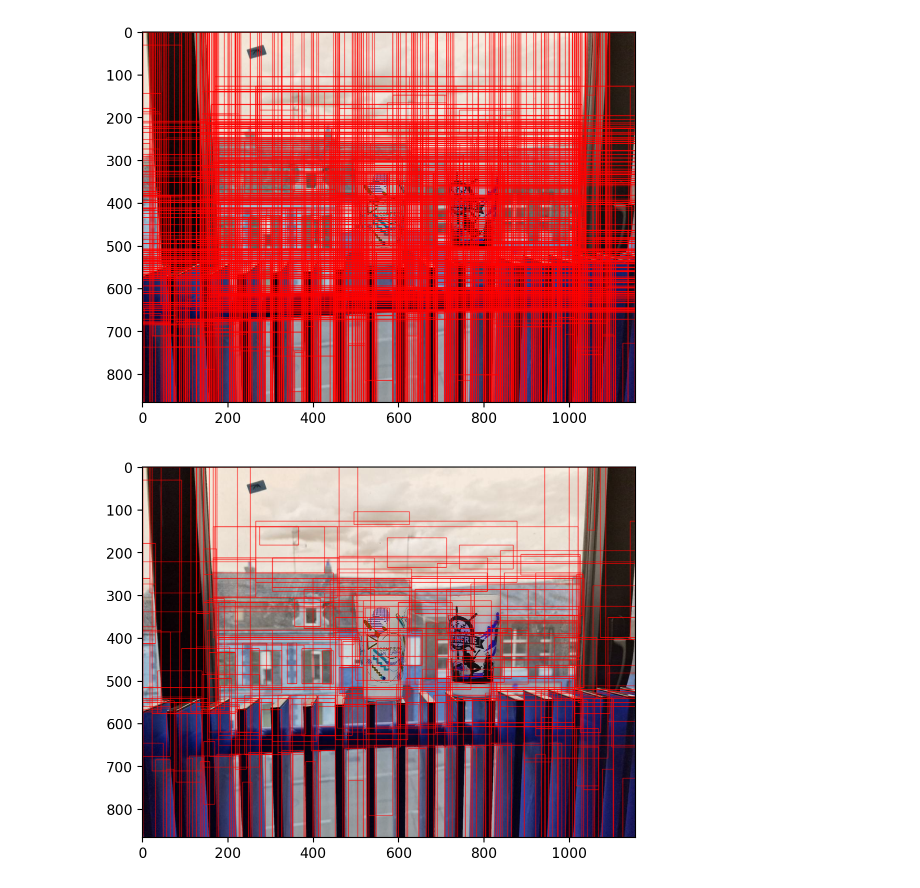
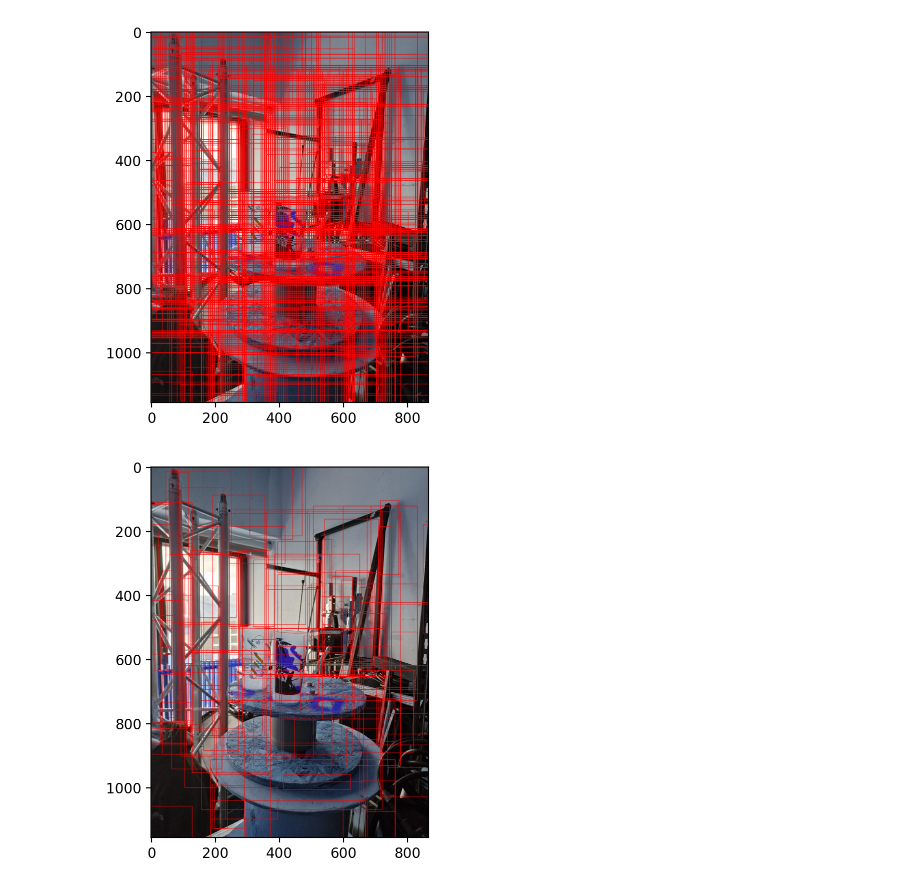
Before and after one commit to pierreadorni/ecocup_detection, a Jupyter notebook: object_detection.ipynb, the cells around one changed output. Drawn from its saved outputs; the diff is of its cells as text; code cells hidden in the pictures.

```diff
--- a/object_detection.ipynb
+++ b/object_detection.ipynb
@@ -58,11 +58,11 @@ def IoU(b1, b2):
         return (x2 - x1) * (y2 - y1) / (h1 * l1 + h2 * l2 - (x2 - x1) * (y2 - y1))
 # %%
 # show_boxes(im, )
-boxes = possible_objects(cv2.imread("data/images/pos/abigotte_pos_001.jpg"))
+boxes = possible_objects(cv2.imread("data/images/pos/abigotte_pos_003.jpg"))
 # %%
-show_boxes(cv2.imread("data/images/pos/abigotte_pos_001.jpg"), boxes)
+show_boxes(cv2.imread("data/images/pos/abigotte_pos_003.jpg"), boxes)
 # %% [output]
-[figure, old version]
+[figure, new version]
 # %%
 # remove boxes with IoU > 0.5
 def remove_overlapping_boxes(boxes):
@@ -82,6 +82,6 @@ def remove_overlapping_boxes(boxes):
             bboxes.append([x, y, w, h])
     return bboxes
 # %%
-show_boxes(cv2.imread("data/images/pos/abigotte_pos_001.jpg"), remove_overlapping_boxes(boxes))
+show_boxes(cv2.imread("data/images/pos/abigotte_pos_003.jpg"), remove_overlapping_boxes(boxes))
 # %% [output]
-[figure, old version]
+[figure, new version]
```
Also changed, not shown: parts of 2 cells of this notebook, 1 other file.
